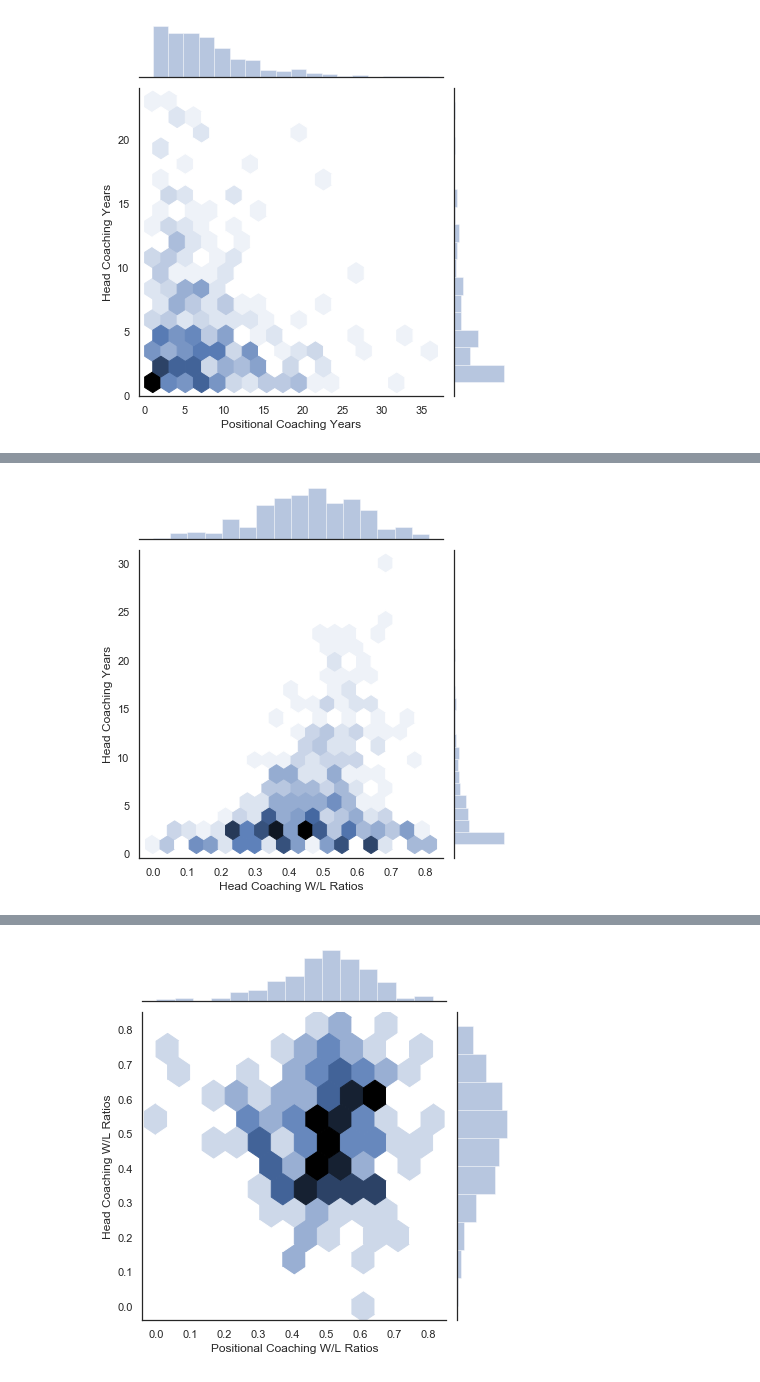
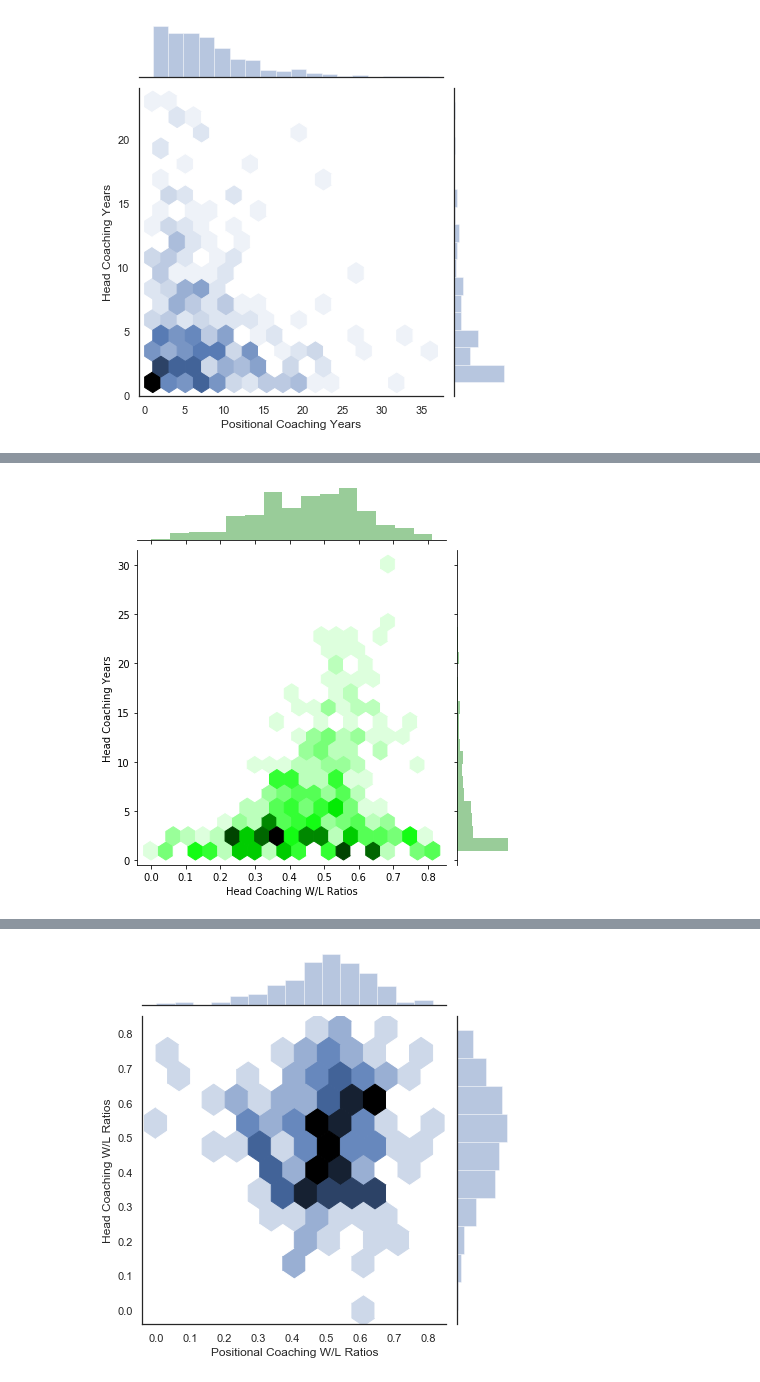
Before and after one commit to plee0117/Coaches, a Jupyter notebook: Graphs.ipynb, the cells around one changed output, grey strips where cells are left out. Cells and saved outputs as stored; diff of their text form; code cells hidden in the pictures.

```diff
--- a/Graphs.ipynb
+++ b/Graphs.ipynb
@@ -57,4 +219,6 @@ lyp.groupby('level').agg({'year':['mean','median'],'wl':['mean','median']})
 # %%
+
+sns.set(style="white")
 cvp_yr = sns.jointplot(x='Positional', y='Coordinator', data= ly_piv, kind = 'hexa')
 cvp_yr.set_axis_labels(xlabel='Positional Coaching Years', ylabel='Coordinator Years')
 plt.show()
@@ -68,6 +232,7 @@ plt.show()
 [figure]
 # %%
 hvp_yr = sns.jointplot(x='Positional', y='Head', data= ly_piv, kind = 'hexa')
+sns.set(style="white")
 hvp_yr.set_axis_labels(xlabel = 'Positional Coaching Years', ylabel='Head Coaching Years')
 plt.show()
 # %% [output]
@@ -87,6 +254,6 @@ plt.show()
 # %%
-wvy_hh = sns.jointplot(x=lyp_piv.wl.Head, y=lyp_piv.year.Head, kind = 'hexa')
+wvy_hh = sns.jointplot(x=lyp_piv.wl.Head, y=lyp_piv.year.Head, kind = 'hexa', color = 'green')
 wvy_hh.set_axis_labels(xlabel = 'Head Coaching W/L Ratios', ylabel='Head Coaching Years')
 plt.show()
 # %% [output]
-[figure, old version]
+[figure, new version]
```
Also changed, not shown: parts of 33 cells of this notebook.
